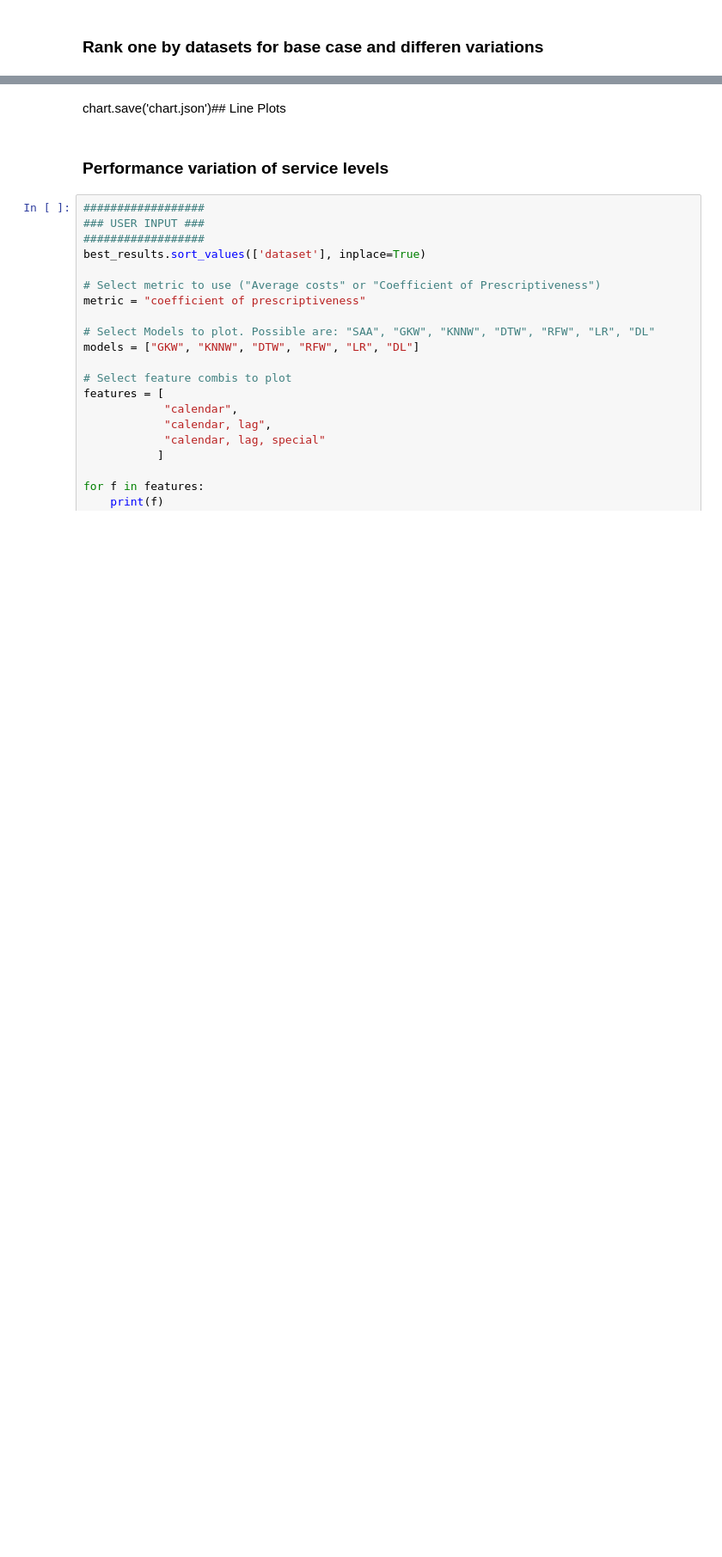
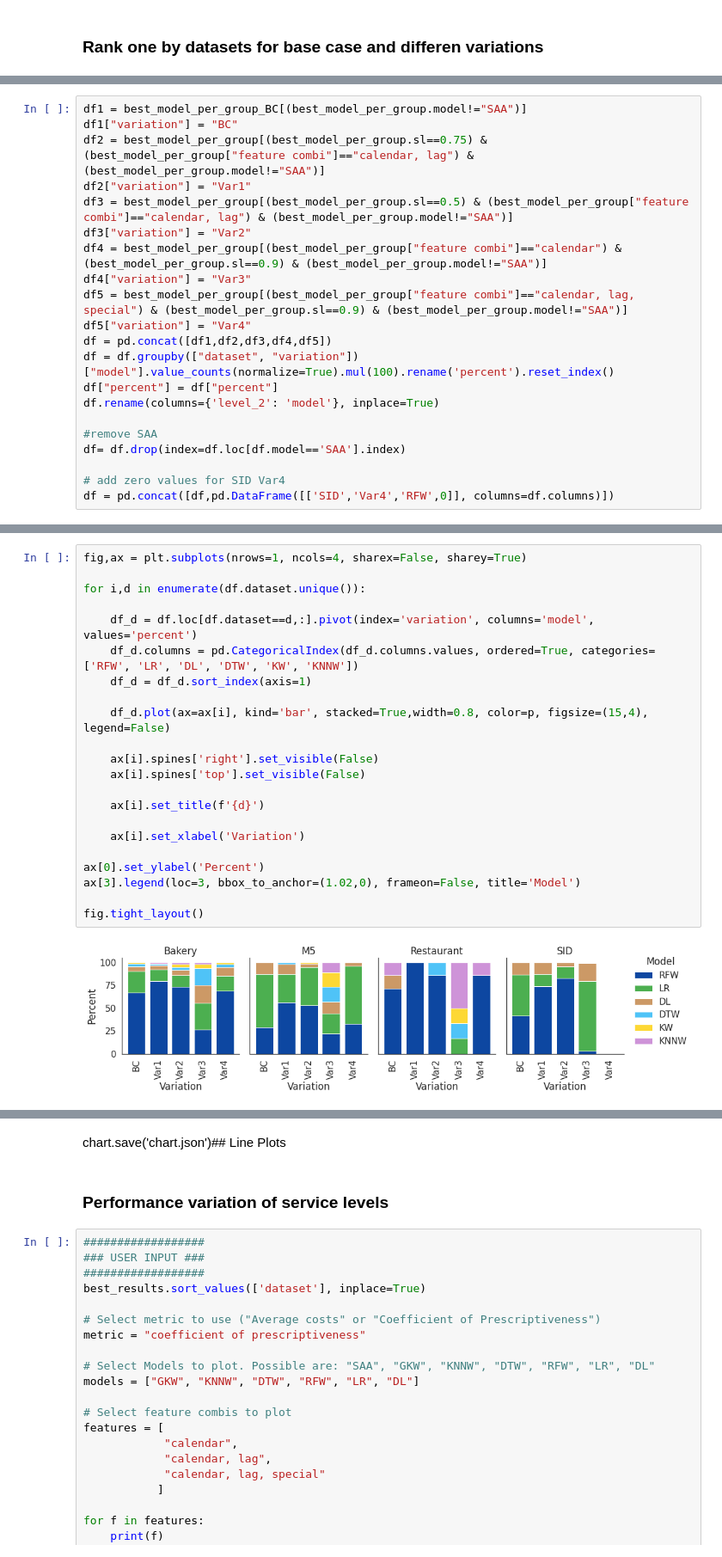
Before and after one commit to d3group/A-structured-evaluation-of-data-driven-newsvendor-approaches, a Jupyter notebook: create_plots.ipynb, the cells around one changed output, grey strips where cells are left out. Shown: that part at 86% size. Cells and saved outputs as stored; diff of their text form; blank space fills up the shorter version.

```diff
--- a/create_plots.ipynb
+++ b/create_plots.ipynb
@@ -365,0 +229,21 @@ df.sort_values("variation")
+# %%
+df1 = best_model_per_group_BC[(best_model_per_group.model!="SAA")]
+df1["variation"] = "BC"
+df2 = best_model_per_group[(best_model_per_group.sl==0.75) & (best_model_per_group["feature combi"]=="calendar, lag") & (best_model_per_group.model!="SAA")]
+df2["variation"] = "Var1"
+df3 = best_model_per_group[(best_model_per_group.sl==0.5) & (best_model_per_group["feature combi"]=="calendar, lag") & (best_model_per_group.model!="SAA")]
+df3["variation"] = "Var2"
+df4 = best_model_per_group[(best_model_per_group["feature combi"]=="calendar") & (best_model_per_group.sl==0.9) & (best_model_per_group.model!="SAA")]
+df4["variation"] = "Var3"
+df5 = best_model_per_group[(best_model_per_group["feature combi"]=="calendar, lag, special") & (best_model_per_group.sl==0.9) & (best_model_per_group.model!="SAA")]
+df5["variation"] = "Var4"
+df = pd.concat([df1,df2,df3,df4,df5])
+df = df.groupby(["dataset", "variation"])["model"].value_counts(normalize=True).mul(100).rename('percent').reset_index()
+df["percent"] = df["percent"]
+df.rename(columns={'level_2': 'model'}, inplace=True)
+
+#remove SAA
+df= df.drop(index=df.loc[df.model=='SAA'].index)
+
+# add zero values for SID Var4
+df = pd.concat([df,pd.DataFrame([['SID','Var4','RFW',0]], columns=df.columns)])
@@ -366 +271,25 @@ df.sort_values("variation")
+# %%
+fig,ax = plt.subplots(nrows=1, ncols=4, sharex=False, sharey=True)
+
+for i,d in enumerate(df.dataset.unique()):
+
+    df_d = df.loc[df.dataset==d,:].pivot(index='variation', columns='model', values='percent')
+    df_d.columns = pd.CategoricalIndex(df_d.columns.values, ordered=True, categories=['RFW', 'LR', 'DL', 'DTW', 'KW', 'KNNW'])
+    df_d = df_d.sort_index(axis=1)
+
+    df_d.plot(ax=ax[i], kind='bar', stacked=True,width=0.8, color=p, figsize=(15,4), legend=False)
+
+    ax[i].spines['right'].set_visible(False)
+    ax[i].spines['top'].set_visible(False)
+
+    ax[i].set_title(f'{d}')
+
+    ax[i].set_xlabel('Variation')
+
+ax[0].set_ylabel('Percent')
+ax[3].legend(loc=3, bbox_to_anchor=(1.02,0), frameon=False, title='Model')
+
+fig.tight_layout()
+# %% [output]
+[figure, added]
 # %%
```
Also changed, not shown: parts of 33 cells of this notebook, 3 other files.
